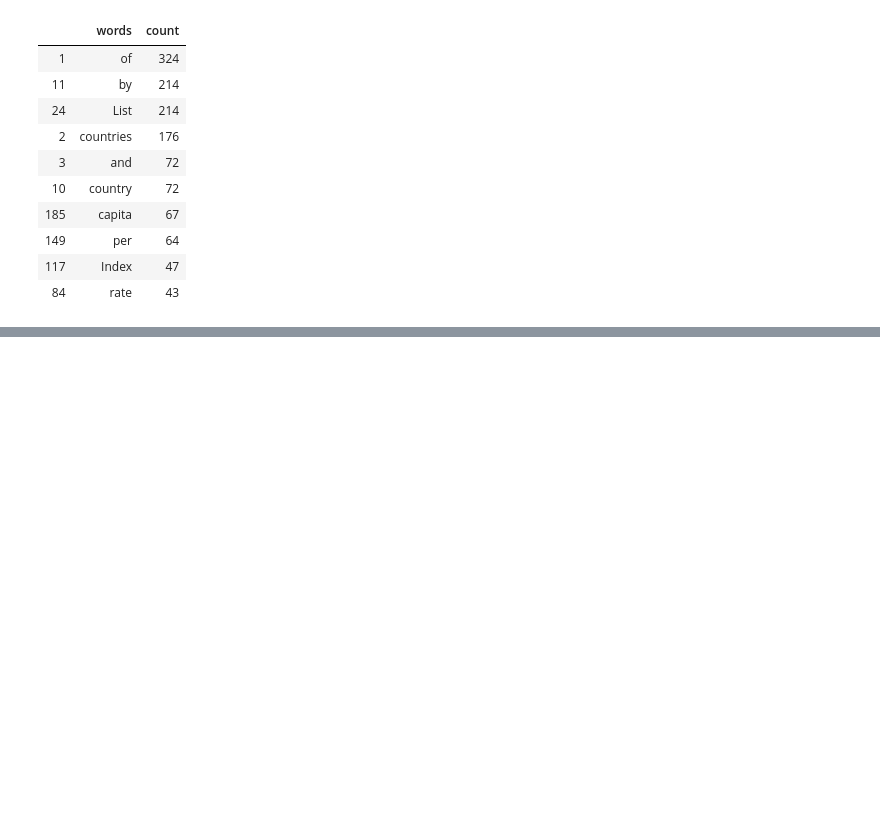
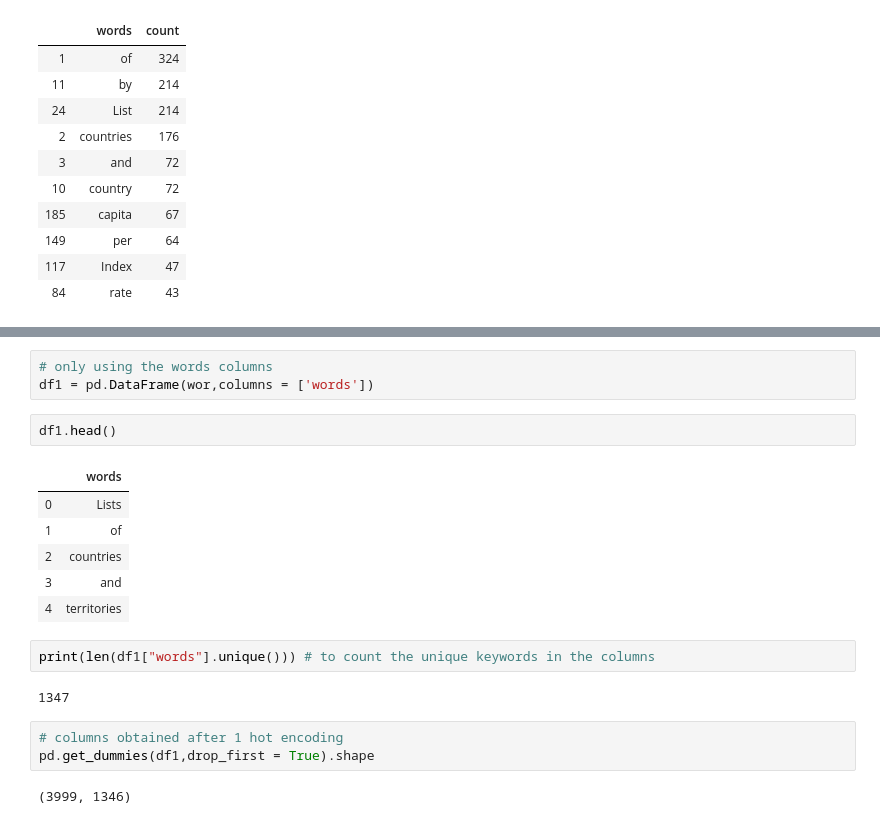
Before and after one commit to ash0411/adhoc-training-projects-notes, a Jupyter notebook: practice/Untitled.ipynb, the cells around one changed output, grey strips where cells are left out. Saved outputs shown, nothing was run; the diff lists cells and outputs as text; blank space fills up the shorter version.

```diff
--- a/practice/Untitled.ipynb
+++ b/practice/Untitled.ipynb
@@ -148,0 +168,21 @@ Top_data
+# %%
+# only using the words columns
+df1 = pd.DataFrame(wor,columns = ['words'])
+# %%
+df1.head()
+# %% [output]
+|  | words |
+| 0 | Lists |
+| 1 | of |
+| 2 | countries |
+| 3 | and |
+| 4 | territories |
+# %%
+print(len(df1["words"].unique())) # to count the unique keywords in the columns
+# %% [output]
+1347
+# %%
+# columns obtained after 1 hot encoding
+pd.get_dummies(df1,drop_first = True).shape
+# %% [output]
+(3999, 1346)
```
Also changed, not shown: parts of 8 cells of this notebook, 3 other files.
